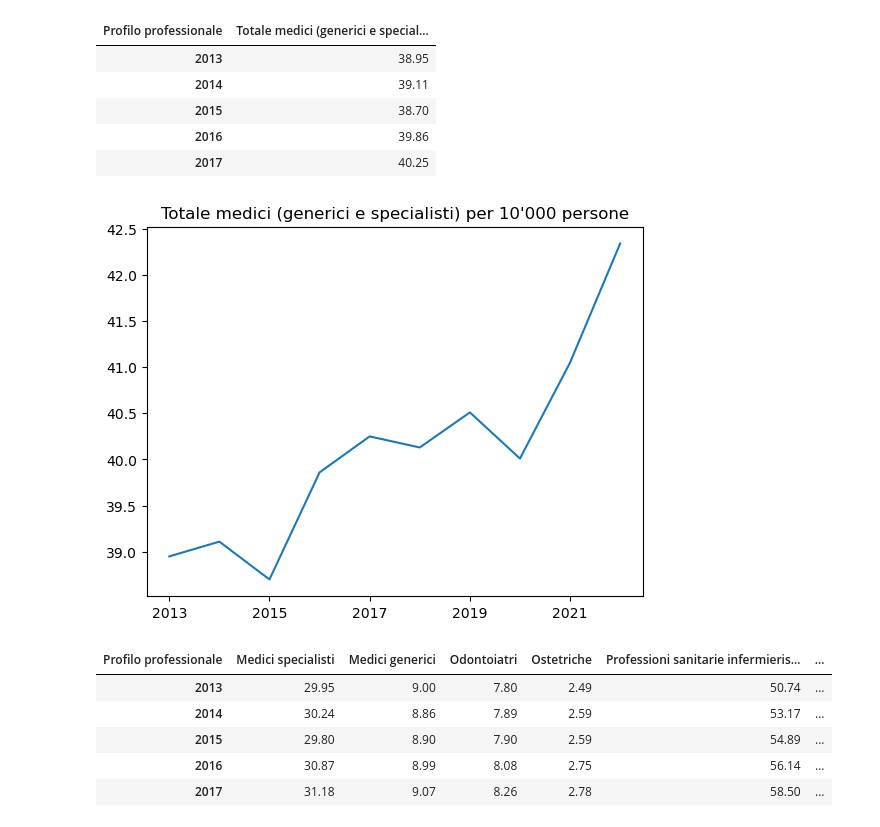
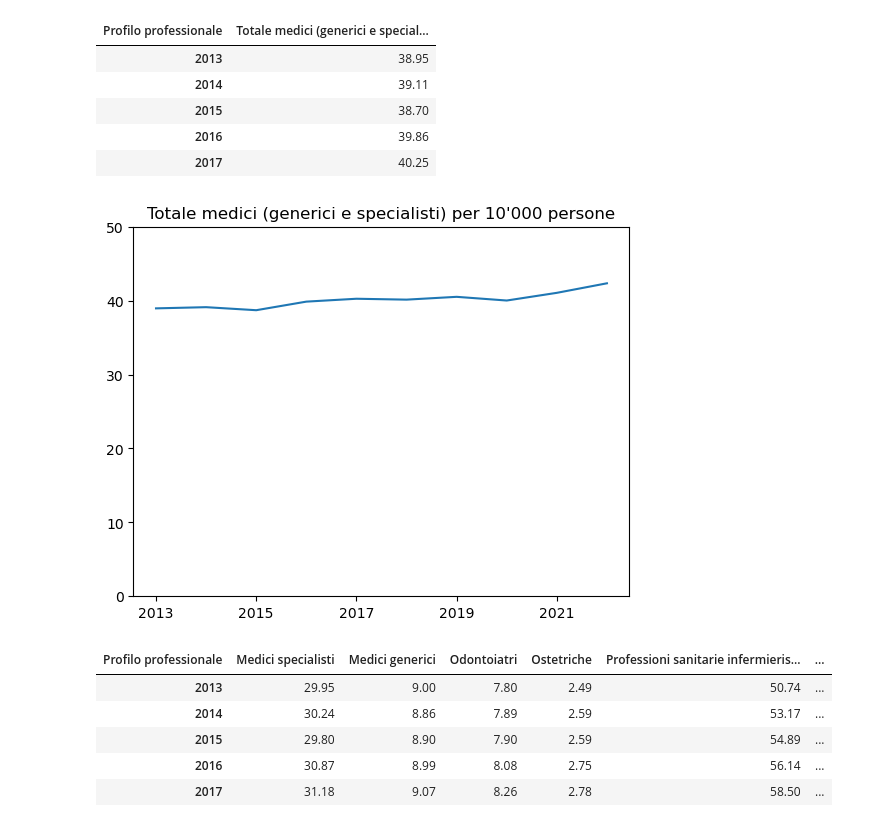
Before and after one commit to CapraCampa/Progetto-Visualizzazione-Scientifica, a Jupyter notebook: Grafici.ipynb, the cells around one changed output. Drawn from its saved outputs; the diff is of its cells as text; code cells hidden in the pictures.

```diff
--- a/Grafici.ipynb
+++ b/Grafici.ipynb
@@ -265,11 +266,13 @@ personaleMedicoTotaleAllYears.head()
 | 2016 | 39.86 |
 | 2017 | 40.25 |
 # %%
+#NON TENGO CONTO DI INFERMIERI, FARMACISTI, ETC. IN QUESTO GRAFICO
 personaleMedicoTotaleAllYears.plot.line(legend=False)
 plt.title("Totale medici (generici e specialisti) per 10'000 persone")
+plt.ylim(0,50)
 plt.show()
 # %% [output]
-[figure, old version]
+[figure, new version]
 # %%
 personaleMedicoAllYears=pd.read_csv("Datasets/Personale sanitario_categorie.csv", sep=";",decimal=",",thousands=".")
 personaleMedicoAllYears=personaleMedicoAllYears.set_index("Profilo professionale").T
```
Also changed, not shown: parts of 4 cells of this notebook.
